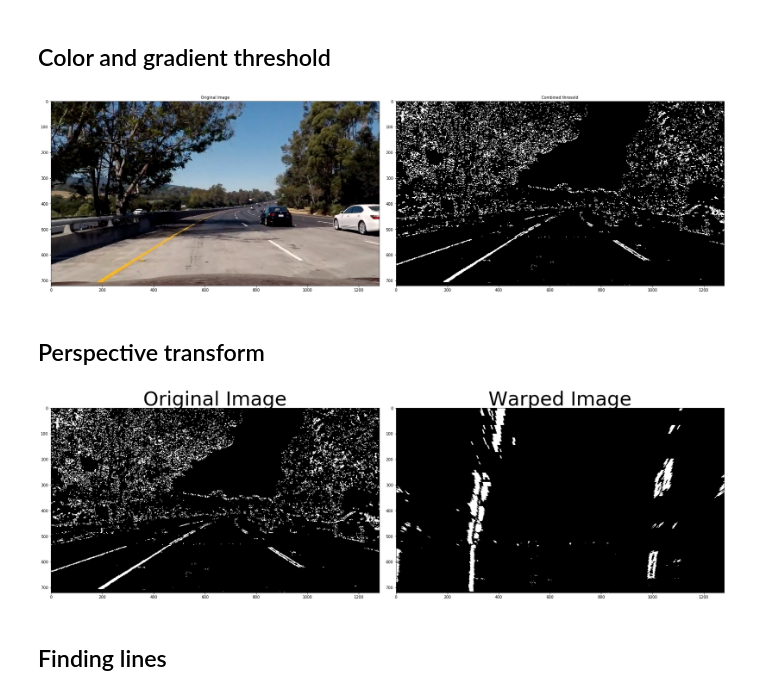
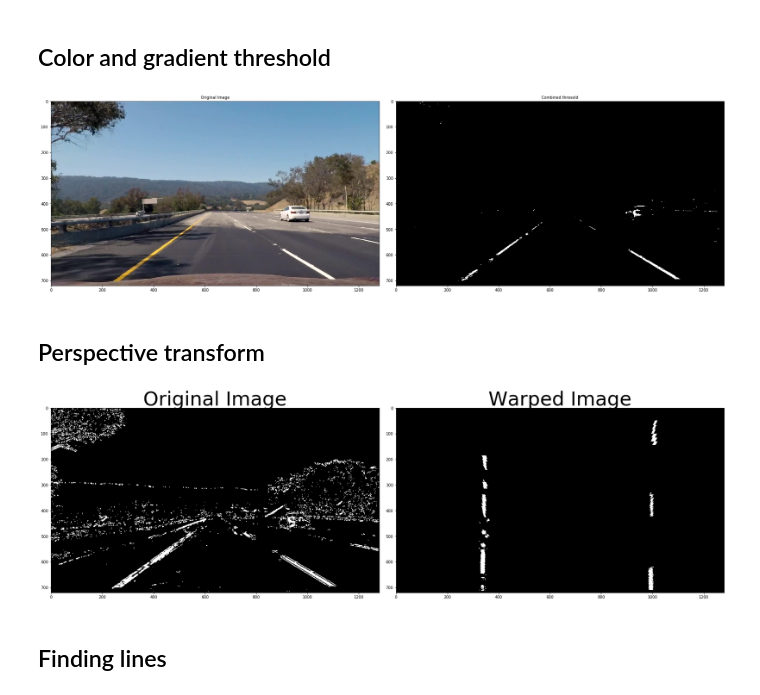
Before and after one commit to RaulDa/CarND-Advanced-Lane-Lines-P4, a Jupyter notebook: P4.ipynb, the cells around one changed output. Saved outputs shown, nothing was run; the diff lists cells and outputs as text; code cells hidden in the pictures.

```diff
--- a/P4.ipynb
+++ b/P4.ipynb
@@ -90,7 +98,7 @@ plt.show()
 # %% [markdown]
 ## Color and gradient threshold
 # %%
-image = mpimg.imread('C:/Users/Raul/Documents/CarND-Advanced-Lane-Lines/test_images/test5.jpg')
+image = mpimg.imread('test_images/test7.jpg')
 
 def abs_sobel_thresh(img, orient='x', sobel_kernel=3, thresh=(0, 255)):
     # Calculate directional gradient
@@ -146,7 +154,7 @@ def s_threshold(img, s_thresh=(170,255)):
     return s_binary
 
 # Choose a Sobel kernel size
-ksize = 9 # Choose a larger odd number to smooth gradient measurements
+ksize = 15 # Choose a larger odd number to smooth gradient measurements
 
 undist = cv2.undistort(image, mtx, dist, None, mtx)
 
@@ -157,35 +165,35 @@ h_binary = h_threshold(undist, h_thresh=(15,100))
 s_binary = s_threshold(undist, s_thresh=(170,255))
 
 combined_gradient = np.zeros_like(dir_binary)
 combined_gradient[(grady == 1) & (dir_binary == 1)] = 1
 
 combined_color = np.zeros_like(dir_binary)
 combined_color[(h_binary == 1) & (s_binary == 1)] = 1
 
 combined = np.zeros_like(combined_gradient)
 combined[(combined_gradient == 1) | (combined_color == 1)] = 1
 
 # Plot the result
 f, (ax1, ax6) = plt.subplots(1, 2, figsize=(24, 9))
 f.tight_layout()
 ax1.imshow(undist)
 ax1.set_title('Original Image', fontsize=10)
 """
 ax2.imshow(gradx, cmap='gray')
 ax2.set_title('Directional gradient X', fontsize=10)
 ax3.imshow(grady, cmap='gray')
 ax3.set_title('Directional gradient Y', fontsize=10)
 ax4.imshow(mag_binary, cmap='gray')
 ax4.set_title('Gradient magnitude', fontsize=10)
 ax5.imshow(dir_binary, cmap='gray')
 ax5.set_title('Thresholded Grad. Dir.', fontsize=10)
 """
-ax6.imshow(combined, cmap='gray')
+ax6.imshow(combined_color, cmap='gray')
 ax6.set_title('Combined thresold', fontsize=10)
 plt.subplots_adjust(left=0., right=1, top=0.9, bottom=0.)
 plt.show()
 # %% [output]
-[figure, old version]
+[figure, new version]
 # %% [markdown]
 ## Perspective transform
 # %%
@@ -202,7 +210,7 @@ def warper(img, src, dst):
 src = np.float32([[206,720], [1097,720], [580,460], [700,460]])
 dst = np.float32([[320,720], [960,720], [320,0], [960,0]])
 
-binary_warped, Minv = warper(combined, src, dst)
+binary_warped, Minv = warper(combined_color, src, dst)
 
 f, (ax1, ax2) = plt.subplots(1, 2, figsize=(24, 9))
 f.tight_layout()
@@ -213,7 +221,7 @@ ax2.set_title('Warped Image', fontsize=50)
 plt.subplots_adjust(left=0., right=1, top=0.9, bottom=0.)
 plt.show()
 # %% [output]
-[figure, old version]
+[figure, new version]
 # %% [markdown]
 ## Finding lines
 # %%
```
Also changed, not shown: parts of 15 cells of this notebook.
